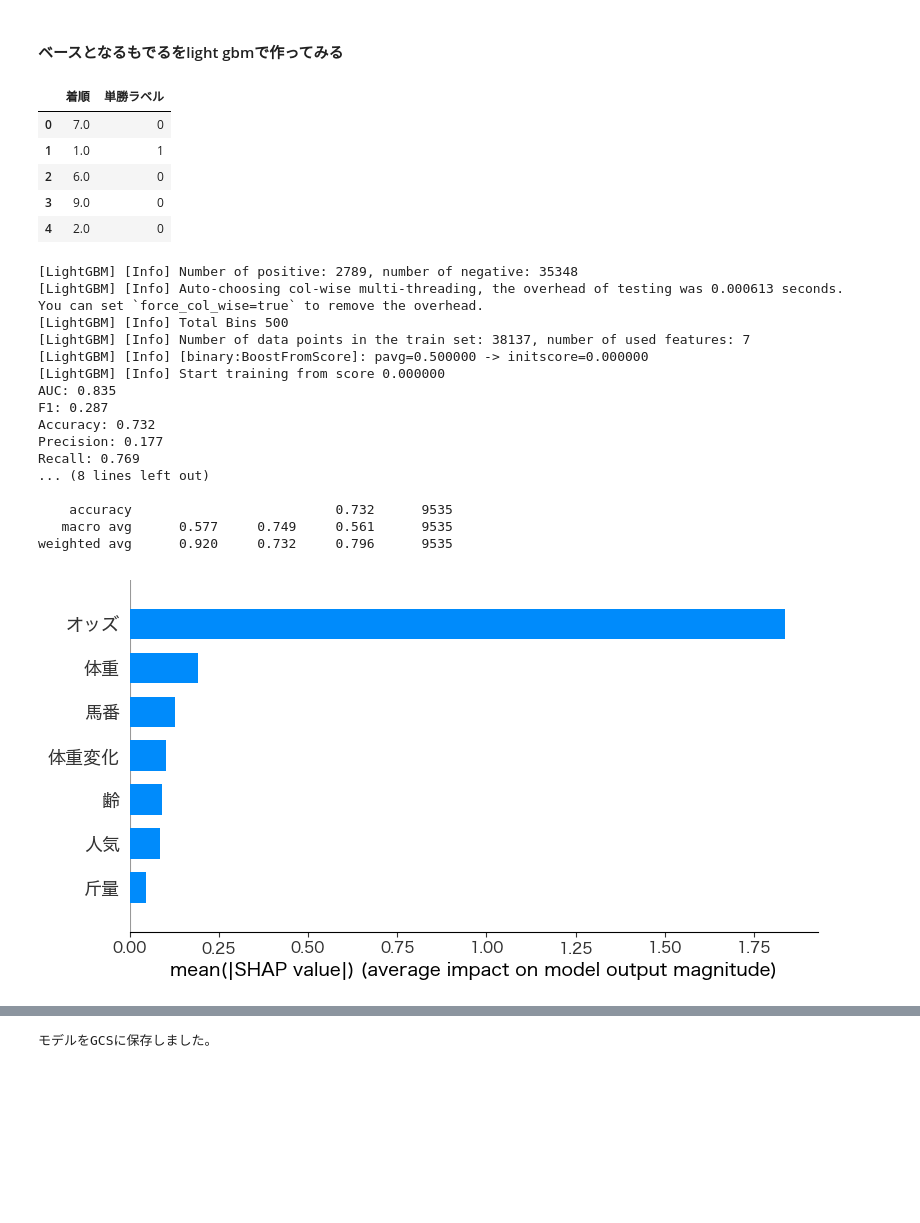
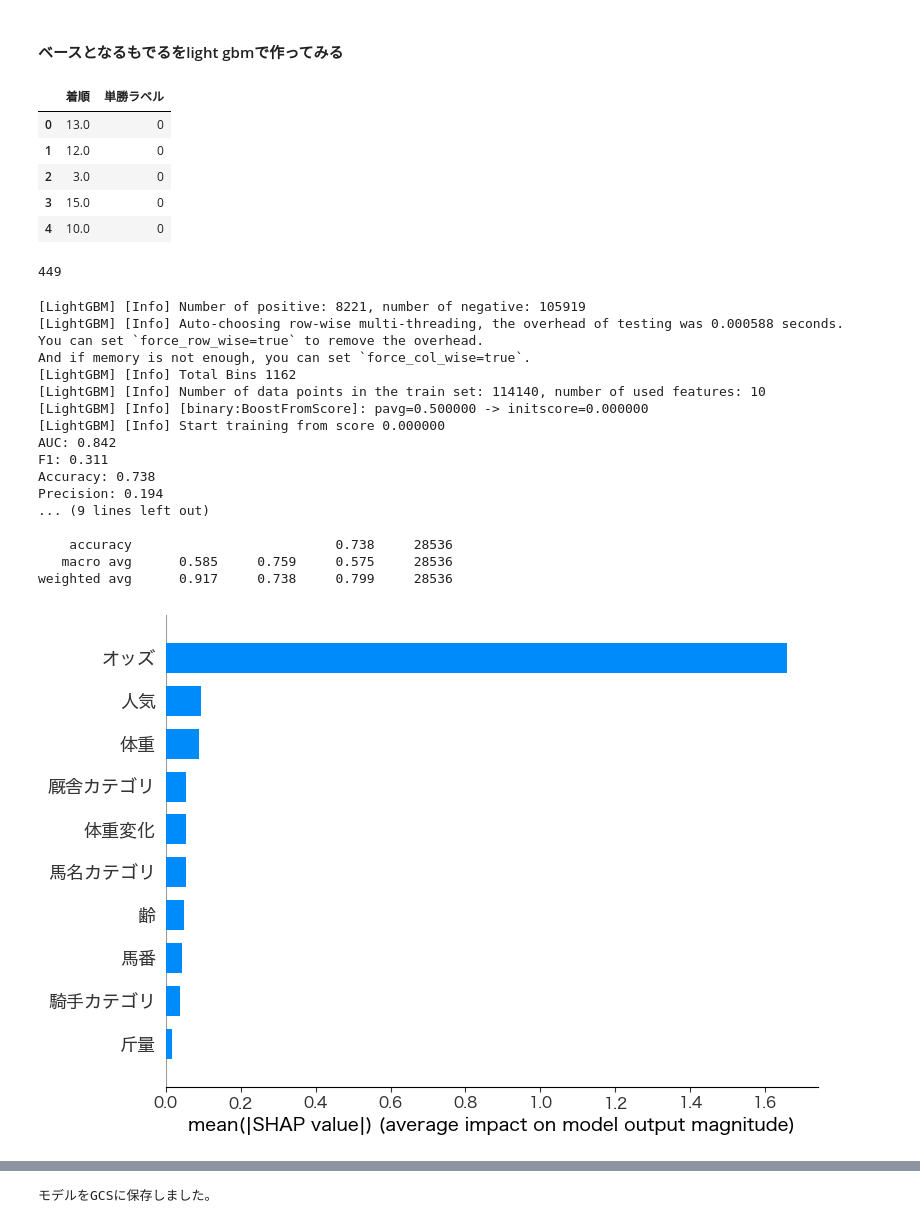
Before and after one commit to zumibanbanG/keiba_ai_app, a Jupyter notebook: app/keiba_science/src/keiba_science/eda.ipynb, the cells around one changed output, grey strips where cells are left out. Cells and saved outputs as stored; diff of their text form; code cells hidden in the pictures; blank space fills up the shorter version.

```diff
--- a/app/keiba_science/src/keiba_science/eda.ipynb
+++ b/app/keiba_science/src/keiba_science/eda.ipynb
@@ -41,7 +43,7 @@ import shap
 client = bigquery.Client()
 
 # 取得するデータの範囲を指定する
-years = [2023]
+years = [2023, 2024, 2025]
 place_ids = ["01", "02", "03", "04", "05", "06", "07", "08", "09", "10"]
 
 # クエリを作成する
@@ -55,5 +57,7 @@ for year in years:
         FROM `keiba-ai-487108.datalake.race_result_{year}_{place_id}`
         """
 
+print(query)
+
 # クエリを実行してデータを取得する
 df = client.query(query).to_dataframe()
@@ -59,0 +95,15 @@ df = client.query(query).to_dataframe()
+# %%
+# 馬名
+if '馬' in df.columns:
+    le_horse = LabelEncoder()
+    df['馬名カテゴリ'] = le_horse.fit_transform(df['馬'])
+
+# 騎手
+if '騎手' in df.columns:
+    le_jockey = LabelEncoder()
+    df['騎手カテゴリ'] = le_jockey.fit_transform(df['騎手'])
+
+# 厩舎
+if '厩舎' in df.columns:
+    le_stable = LabelEncoder()
+    df['厩舎カテゴリ'] = le_stable.fit_transform(df['厩舎'])
@@ -65,7 +125,7 @@ df = client.query(query).to_dataframe()
 matplotlib.rcParams['font.family'] = 'Hiragino Sans'  # macOS標準日本語フォント
 
 # 数値にしたいカラム名をリストで指定
-num_cols = ['着順', 'オッズ', '体重', '体重変化', '斤量', '上がり', '馬番', '齢', '人気']
+num_cols = ['着順', 'オッズ', '体重', '体重変化', '斤量', '上がり', '馬番', '齢', '人気', '馬名カテゴリ', '騎手カテゴリ', '厩舎カテゴリ']
 for col in num_cols:
     if col in df.columns:
         df[col] = pd.to_numeric(df[col], errors='coerce')
@@ -108,15 +171,19 @@ df['単勝ラベル'] = (df['着順'] == 1).astype(int)
 df[['着順', '単勝ラベル']].head()
 # %% [output]
 |  | 着順 | 単勝ラベル |
-| 0 | 7.0 | 0 |
-| 1 | 1.0 | 1 |
-| 2 | 6.0 | 0 |
-| 3 | 9.0 | 0 |
-| 4 | 2.0 | 0 |
+| 0 | 13.0 | 0 |
+| 1 | 12.0 | 0 |
+| 2 | 3.0 | 0 |
+| 3 | 15.0 | 0 |
+| 4 | 10.0 | 0 |
+# %%
+len(df)
+# %% [output]
+449
 # %%
 # クラス重み付け（class_weight='balanced'）でLightGBMを再学習 + F1値などの評価指標を追加
 from sklearn.metrics import roc_auc_score, f1_score, accuracy_score, precision_score, recall_score, confusion_matrix, classification_report
-features = ['オッズ', '体重', '斤量', '人気', '馬番', '体重変化', '齢']
+features = ['オッズ', '体重', '斤量', '人気', '馬番', '体重変化', '齢', '馬名カテゴリ', '騎手カテゴリ', '厩舎カテゴリ']
 X = df[features]
 y = df['単勝ラベル']
 
@@ -124,48 +191,48 @@ X_train, X_test, y_train, y_test = train_test_split(X, y, test_size=0.2, random_
 
 model = lgb.LGBMClassifier(random_state=42, class_weight='balanced')
 model.fit(X_train, y_train)
 
 pred_proba = model.predict_proba(X_test)[:,1]
 y_pred = model.predict(X_test)
 
 auc = roc_auc_score(y_test, pred_proba)
 f1 = f1_score(y_test, y_pred)
 acc = accuracy_score(y_test, y_pred)
 precision = precision_score(y_test, y_pred)
 recall = recall_score(y_test, y_pred)
 
 print(f'AUC: {auc:.3f}')
 print(f'F1: {f1:.3f}')
 print(f'Accuracy: {acc:.3f}')
 print(f'Precision: {precision:.3f}')
 print(f'Recall: {recall:.3f}')
 print('--- Confusion Matrix ---')
 print(confusion_matrix(y_test, y_pred))
 print('--- Classification Report ---')
 print(classification_report(y_test, y_pred, digits=3))
 
 explainer = shap.TreeExplainer(model)
 shap_values = explainer.shap_values(X_test)
 shap.summary_plot(shap_values, X_test, plot_type='bar')
 # %% [output]
-[LightGBM] [Info] Number of positive: 2789, number of negative: 35348
-[LightGBM] [Info] Auto-choosing col-wise multi-threading, the overhead of testing was 0.000613 seconds.
-You can set `force_col_wise=true` to remove the overhead.
-[LightGBM] [Info] Total Bins 500
-[LightGBM] [Info] Number of data points in the train set: 38137, number of used features: 7
+[LightGBM] [Info] Number of positive: 8221, number of negative: 105919
+[LightGBM] [Info] Auto-choosing row-wise multi-threading, the overhead of testing was 0.000588 seconds.
+You can set `force_row_wise=true` to remove the overhead.
+And if memory is not enough, you can set `force_col_wise=true`.
+[LightGBM] [Info] Total Bins 1162
+[LightGBM] [Info] Number of data points in the train set: 114140, number of used features: 10
 [LightGBM] [Info] [binary:BoostFromScore]: pavg=0.500000 -> initscore=0.000000
 [LightGBM] [Info] Start training from score 0.000000
-AUC: 0.835
-F1: 0.287
-Accuracy: 0.732
-Precision: 0.177
-Recall: 0.769
-... (8 lines left out)
+AUC: 0.842
+F1: 0.311
+Accuracy: 0.738
+Precision: 0.194
+... (9 lines left out)
 
-    accuracy                          0.732      9535
-   macro avg      0.577     0.749     0.561      9535
-weighted avg      0.920     0.732     0.796      9535
+    accuracy                          0.738     28536
+   macro avg      0.585     0.759     0.575     28536
+weighted avg      0.917     0.738     0.799     28536
-[figure, old version]
+[figure, new version]
 # %%
 # 過去10レースで単勝に100円ずつ賭けていた場合のシミュレーション
 bet_amount = 100
```
Also changed, not shown: parts of 21 cells of this notebook, 3 other files.
